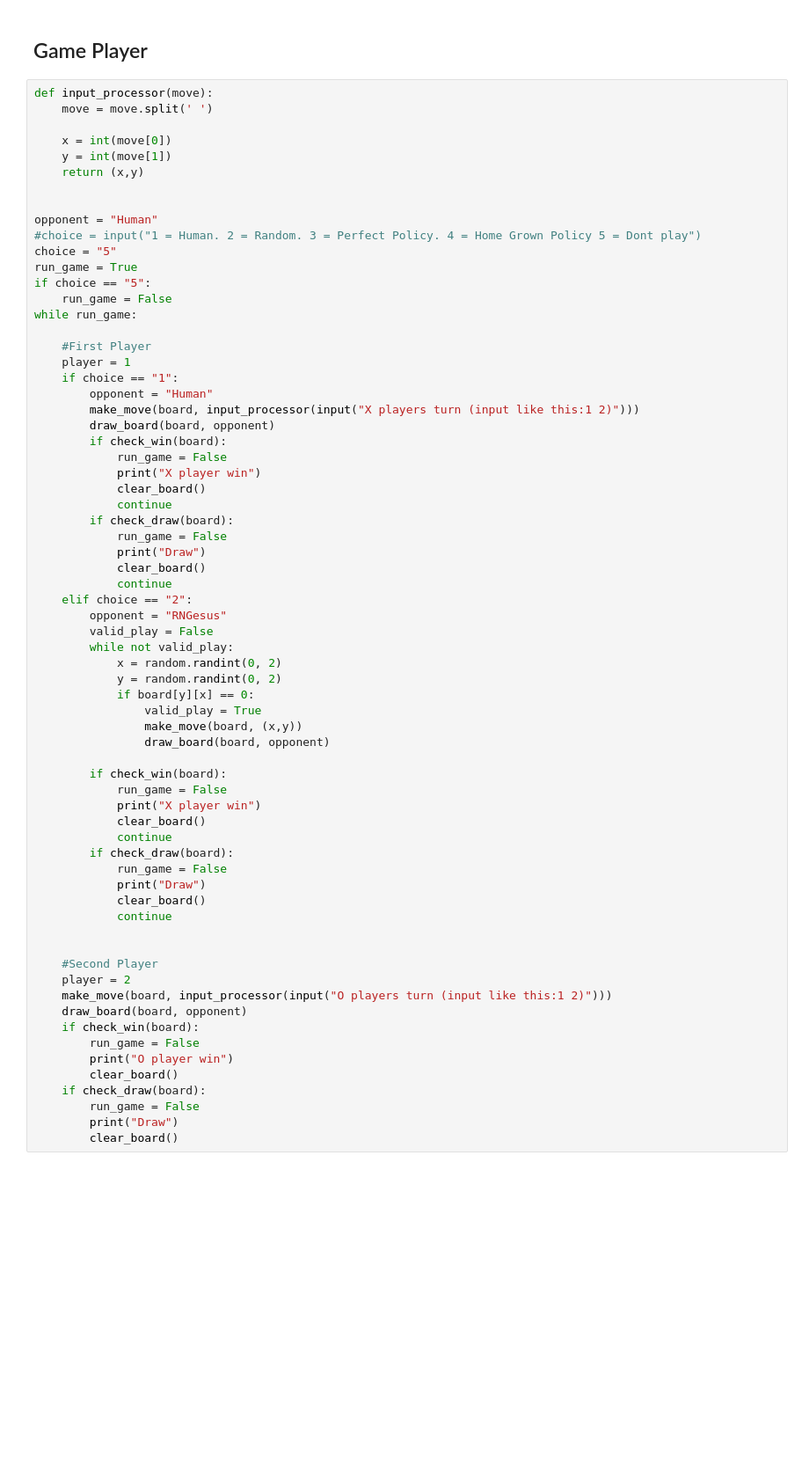
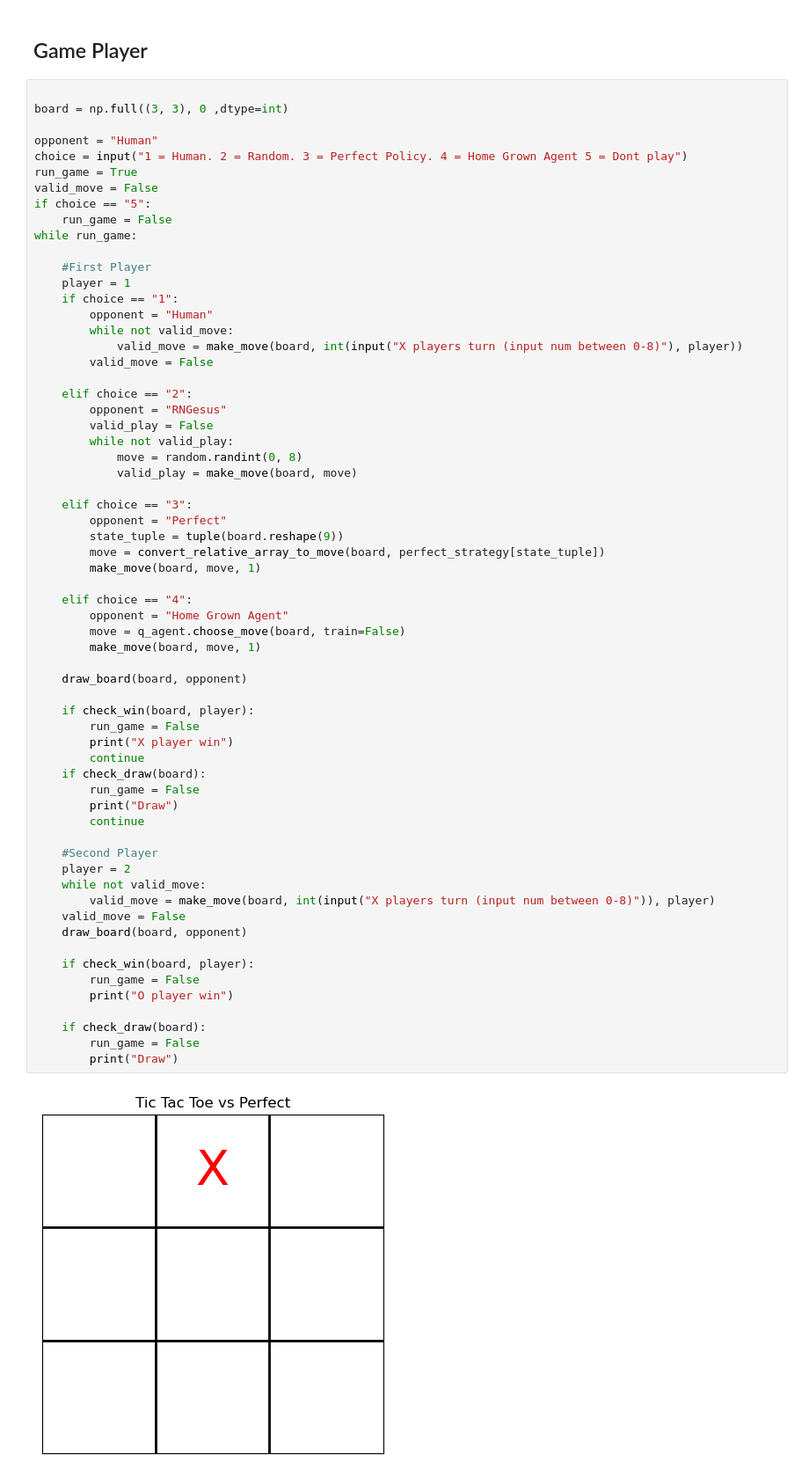
Before and after one commit to kasiwarrior/RL_Final_Project_Grupp-8, a Jupyter notebook: IsakTest2.ipynb, the cells around one changed output. Shown at 88% size. Saved outputs shown, nothing was run; the diff lists cells and outputs as text; blank space fills up the shorter version.

```diff
--- a/IsakTest2.ipynb
+++ b/IsakTest2.ipynb
@@ -422,70 +478,67 @@ KeyboardInterrupt:
 # %% [markdown]
 ## Game Player
 # %%
-def input_processor(move):
-    move = move.split(' ')
 
-    x = int(move[0])
-    y = int(move[1])
-    return (x,y)
-
+board = np.full((3, 3), 0 ,dtype=int)
 
 opponent = "Human"
-#choice = input("1 = Human. 2 = Random. 3 = Perfect Policy. 4 = Home Grown Policy 5 = Dont play")
-choice = "5"
+choice = input("1 = Human. 2 = Random. 3 = Perfect Policy. 4 = Home Grown Agent 5 = Dont play")
 run_game = True
+valid_move = False
 if choice == "5":
     run_game = False
 while run_game:
 
     #First Player
     player = 1
     if choice == "1":
         opponent = "Human"
-        make_move(board, input_processor(input("X players turn (input like this:1 2)")))
-        draw_board(board, opponent)
-        if check_win(board):
-            run_game = False
-            print("X player win")
-            clear_board()
-            continue
-        if check_draw(board):
-            run_game = False
-            print("Draw")
-            clear_board()
-            continue
+        while not valid_move:
+            valid_move = make_move(board, int(input("X players turn (input num between 0-8)"), player))
+        valid_move = False
+
     elif choice == "2":
         opponent = "RNGesus"
         valid_play = False
         while not valid_play:
-            x = random.randint(0, 2)
-            y = random.randint(0, 2)
-            if board[y][x] == 0:
-                valid_play = True
-                make_move(board, (x,y))
-                draw_board(board, opponent)
+            move = random.randint(0, 8)
+            valid_play = make_move(board, move)
 
-        if check_win(board):
-            run_game = False
-            print("X player win")
-            clear_board()
-            continue
-        if check_draw(board):
-            run_game = False
-            print("Draw")
-            clear_board()
-            continue
+    elif choice == "3":
+        opponent = "Perfect"
+        state_tuple = tuple(board.reshape(9))
+        move = convert_relative_array_to_move(board, perfect_strategy[state_tuple])
+        make_move(board, move, 1)
 
+    elif choice == "4":
+        opponent = "Home Grown Agent"
+        move = q_agent.choose_move(board, train=False)
+        make_move(board, move, 1)
+
+    draw_board(board, opponent)
+
+    if check_win(board, player):
+        run_game = False
+        print("X player win")
+        continue
+    if check_draw(board):
+        run_game = False
+        print("Draw")
+        continue
 
     #Second Player
     player = 2
-    make_move(board, input_processor(input("O players turn (input like this:1 2)")))
+    while not valid_move:
+        valid_move = make_move(board, int(input("X players turn (input num between 0-8)")), player)
+    valid_move = False
     draw_board(board, opponent)
-    if check_win(board):
+
+    if check_win(board, player):
         run_game = False
         print("O player win")
-        clear_board()
+
     if check_draw(board):
         run_game = False
         print("Draw")
-        clear_board()
+# %% [output]
+[figure, added]
```
Also changed, not shown: parts of 3 cells of this notebook.
